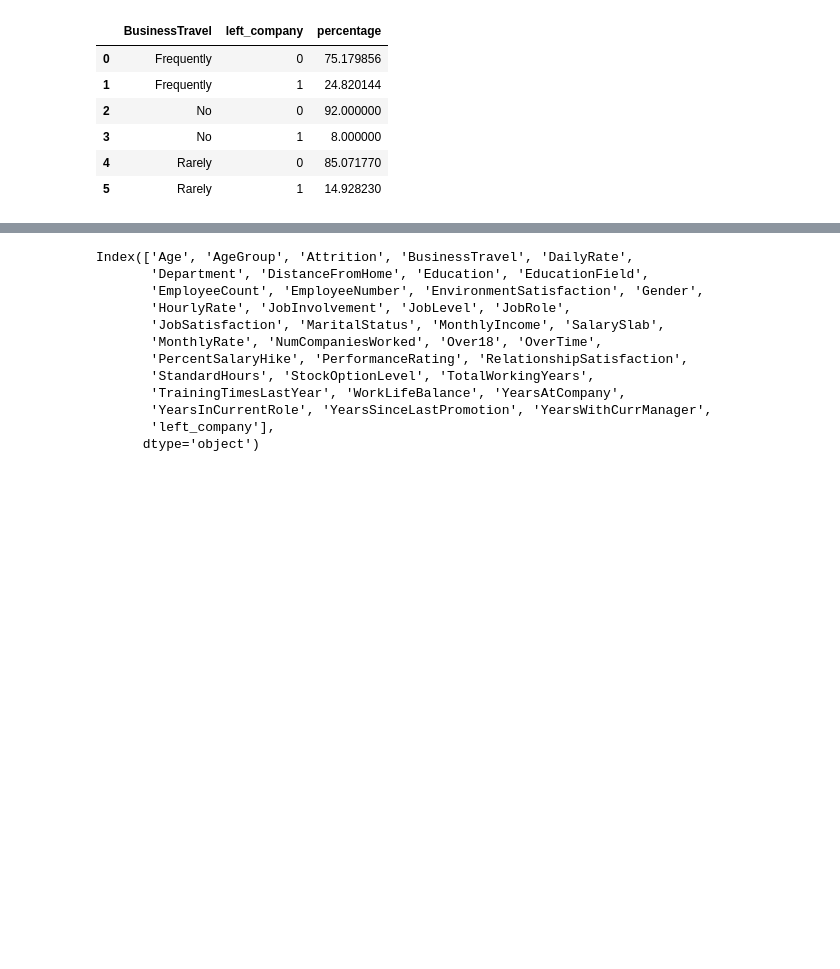
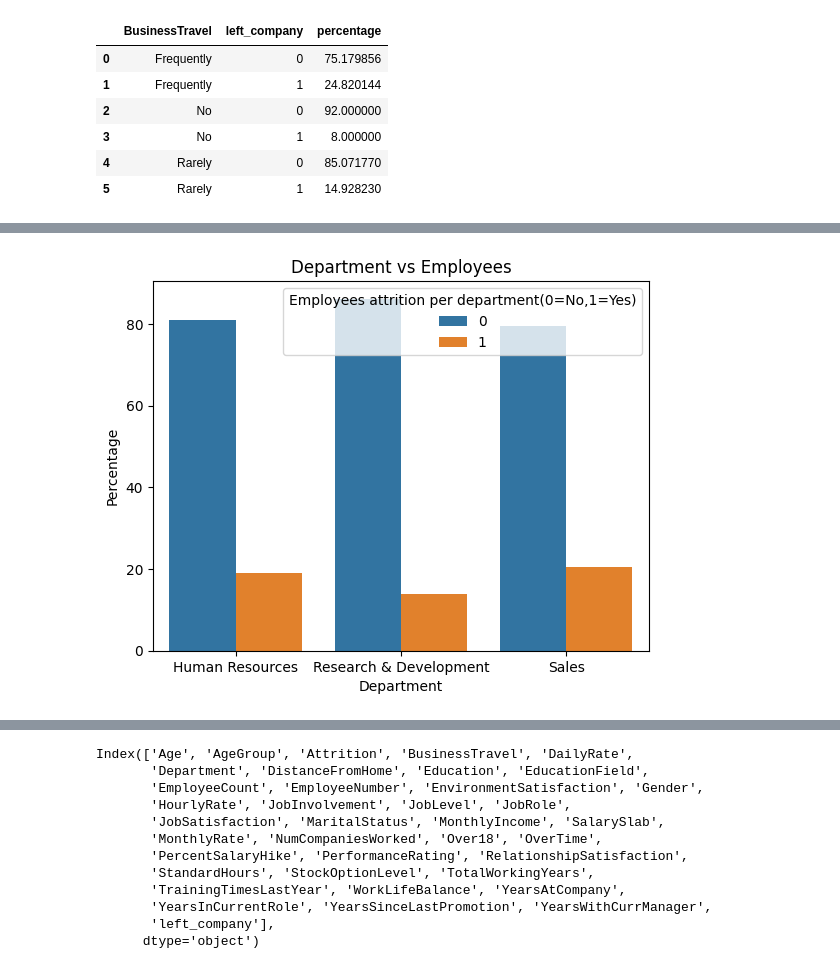
Before and after one commit to Ivansantamariaknx/portfolio, a Jupyter notebook: Human resources Analysis/Data analysis.ipynb, the cells around one changed output, grey strips where cells are left out. Drawn from its saved outputs; the diff is of its cells as text; code cells hidden in the pictures; blank space fills up the shorter version.

```diff
--- a/Human resources Analysis/Data analysis.ipynb
+++ b/Human resources Analysis/Data analysis.ipynb
@@ -116,0 +232,3 @@ datahr_pertravel
+# %%
+departmenthr=datahr.groupby("Department")["left_company"].value_counts(normalize=True).mul(100).rename("percentage").reset_index()
+departmenthr
@@ -117,3 +243,12 @@ datahr_pertravel
+# %%
+sns.barplot(x="Department",y="percentage",hue="left_company",data=departmenthr)
+plt.title("Department vs Employees")
+plt.xlabel("Department")
+plt.ylabel("Percentage")
+plt.legend(title="Employees attrition per department(0=No,1=Yes)")
+plt.show()
+# %% [output]
+[figure, added]
 # %%
 sns.barplot(x="BusinessTravel",y="percentage",hue="left_company",data=datahr_pertravel)
 plt.title("Business Travel vs Employees")
```
Also changed, not shown: parts of 50 cells of this notebook, 1 other file.
